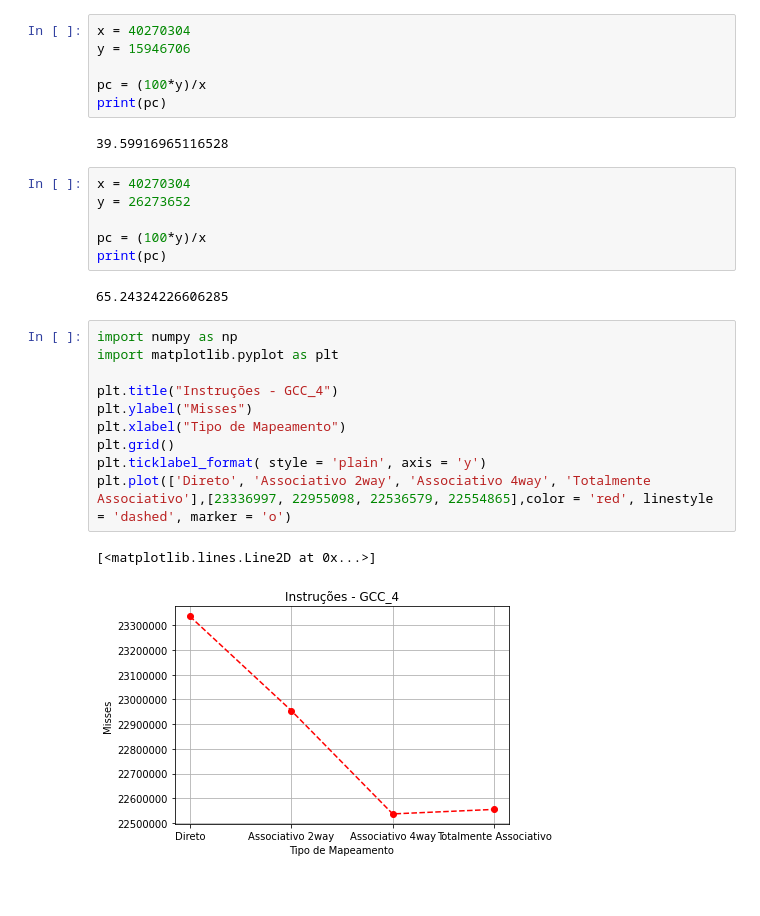
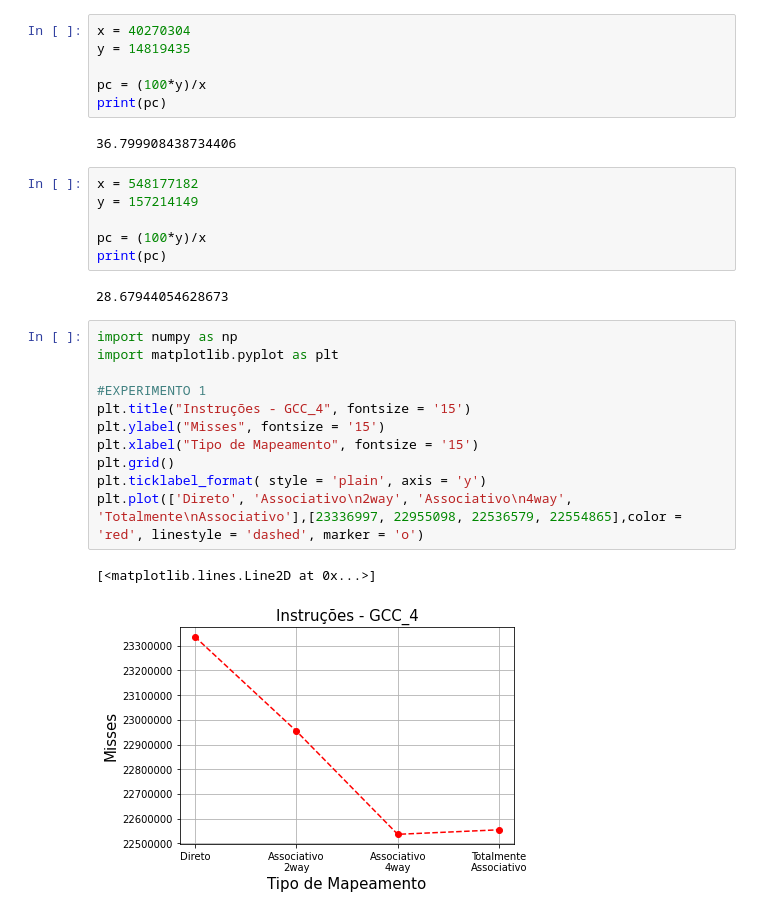
Before and after one commit to raissa-coelho/University, a Jupyter notebook: Trabalho01.ipynb, the cells around one changed output. Drawn from its saved outputs; the diff is of its cells as text; blank space fills up the shorter version.

```diff
--- a/Trabalho01.ipynb
+++ b/Trabalho01.ipynb
@@ -1,30 +1,31 @@
 # %%
 x = 40270304
-y = 15946706
+y = 14819435
 
 pc = (100*y)/x
 print(pc)
 # %% [output]
-39.59916965116528
+36.799908438734406
 # %%
-x = 40270304
-y = 26273652
+x = 548177182
+y = 157214149
 
 pc = (100*y)/x
 print(pc)
 # %% [output]
-65.24324226606285
+28.67944054628673
 # %%
 import numpy as np
 import matplotlib.pyplot as plt
 
-plt.title("Instruções - GCC_4")
-plt.ylabel("Misses")
-plt.xlabel("Tipo de Mapeamento")
+#EXPERIMENTO 1
+plt.title("Instruções - GCC_4", fontsize = '15')
+plt.ylabel("Misses", fontsize = '15')
+plt.xlabel("Tipo de Mapeamento", fontsize = '15')
 plt.grid()
 plt.ticklabel_format( style = 'plain', axis = 'y')
-plt.plot(['Direto', 'Associativo 2way', 'Associativo 4way', 'Totalmente Associativo'],[23336997, 22955098, 22536579, 22554865],color = 'red', linestyle = 'dashed', marker = 'o')
+plt.plot(['Direto', 'Associativo\n2way', 'Associativo\n4way', 'Totalmente\nAssociativo'],[23336997, 22955098, 22536579, 22554865],color = 'red', linestyle = 'dashed', marker = 'o')
 # %% [output]
 [<matplotlib.lines.Line2D at 0x...>]
-[figure, old version]
+[figure, new version]
 # %%
```
Also changed, not shown: parts of 11 cells of this notebook.
